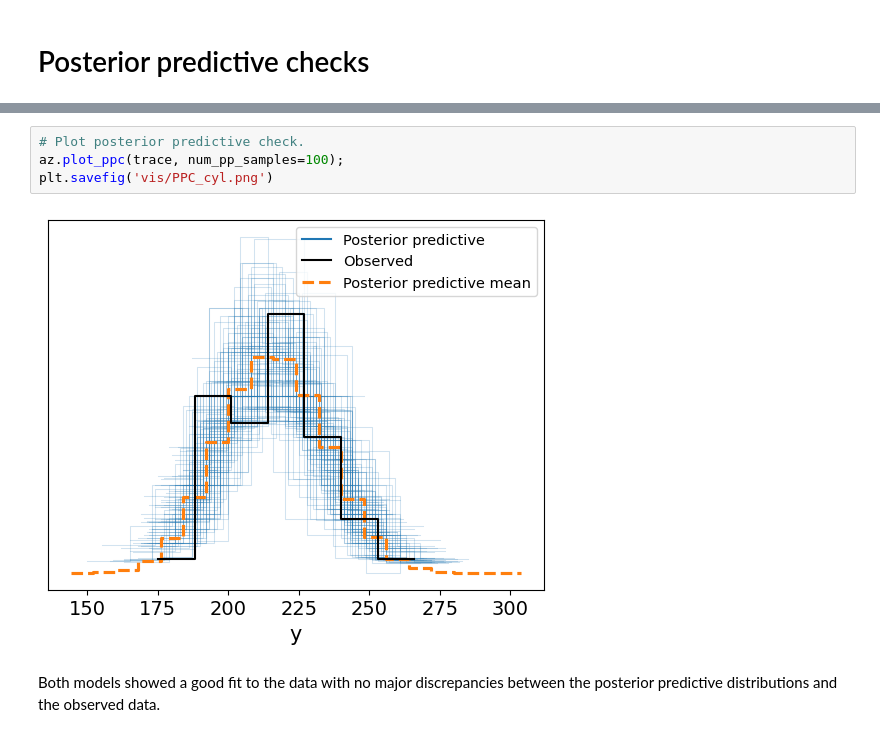
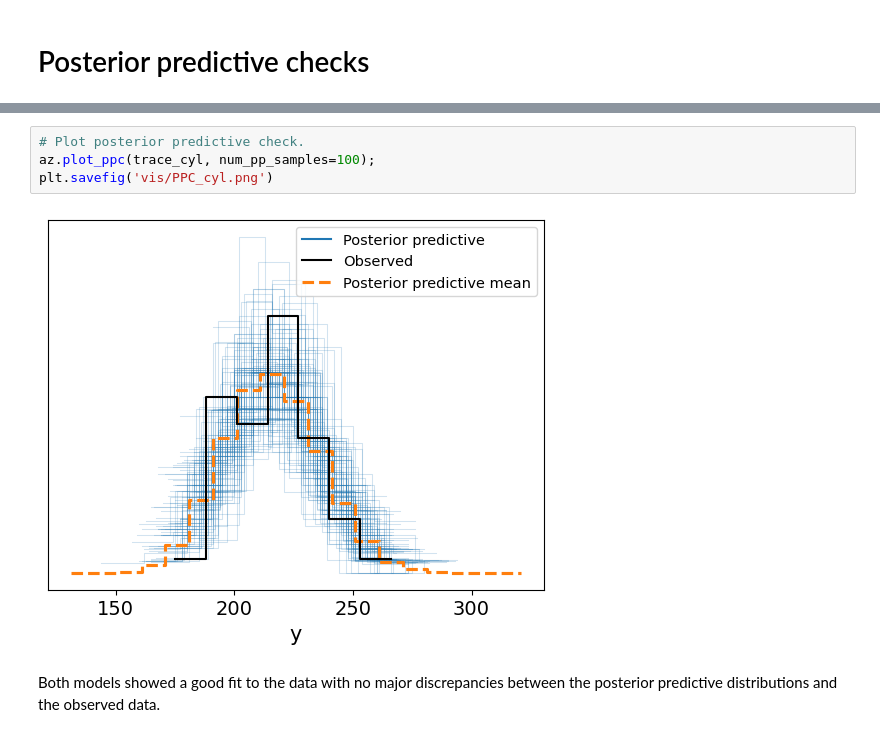
Before and after one commit to HPCurtis/ITS_spline_pymc, a Jupyter notebook: its.ipynb, the cells around one changed output, grey strips where cells are left out. Drawn from its saved outputs; the diff is of its cells as text.

```diff
--- a/its.ipynb
+++ b/its.ipynb
@@ -210,9 +214,9 @@ plt.savefig('vis/PPC_rcs.png')
 # %%
 # Plot posterior predictive check.
-az.plot_ppc(trace, num_pp_samples=100);
+az.plot_ppc(trace_cyl, num_pp_samples=100);
 plt.savefig('vis/PPC_cyl.png')
 # %% [output]
-[figure, old version]
+[figure, new version]
 # %% [markdown]
 Both models showed a good fit to the data with no major discrepancies between the posterior predictive distributions and the observed data.
 # %% [markdown]
```
Also changed, not shown: parts of 10 cells of this notebook.
